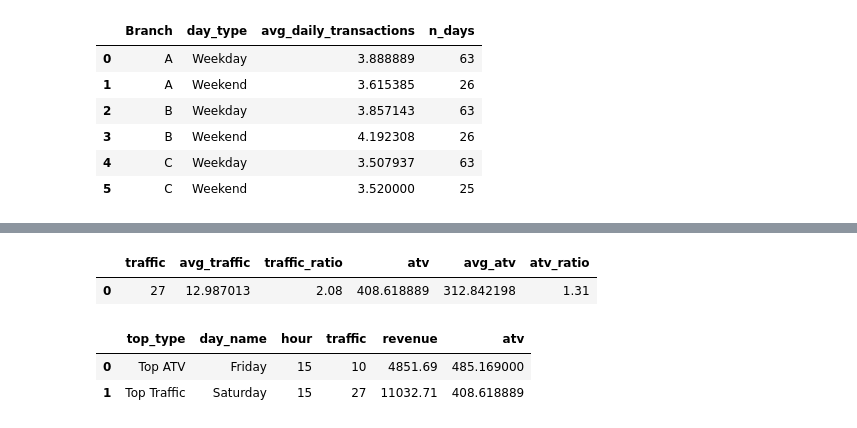
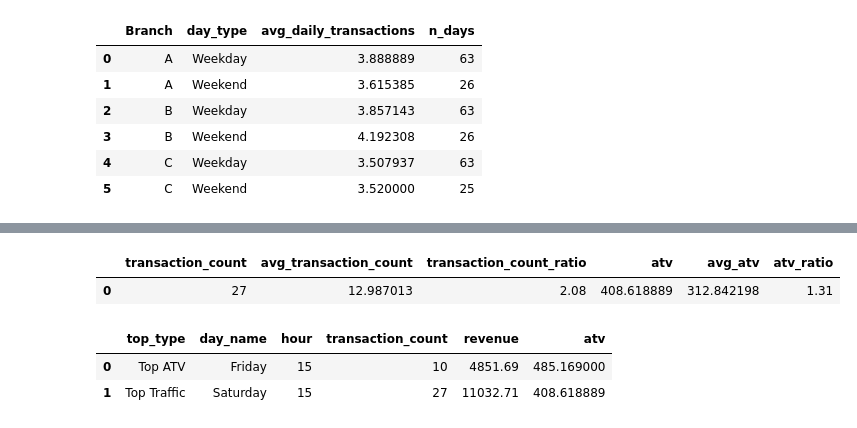
Before and after one commit to Hannah342/data_analytics_projects, a Jupyter notebook: supermarket_sales_sql_analysis/supermarket_sales_sql_analysis.ipynb, the cells around one changed output, grey strips where cells are left out. Saved outputs shown, nothing was run; the diff lists cells and outputs as text; code cells hidden in the pictures.

```diff
--- a/supermarket_sales_sql_analysis/supermarket_sales_sql_analysis.ipynb
+++ b/supermarket_sales_sql_analysis/supermarket_sales_sql_analysis.ipynb
@@ -182,5 +182,5 @@ LIMIT 10;
 # %%
-# Step 3: Validate peak driver (traffic vs ATV)
+# Step 3: Validate peak driver (transaction_count vs ATV)
 # Metric: peak vs baseline ratio comparison
 
 con.execute("""
@@ -209,46 +209,46 @@ agg_hourly AS (
     SELECT
         day_name,
         hour,
-        COUNT(DISTINCT "Invoice ID") AS traffic,
+        COUNT(DISTINCT "Invoice ID") AS transaction_count,
         AVG(Total) AS atv
     FROM feat
     GROUP BY day_name, hour
 ),
 
 baseline AS (
     -- Compute overall average across all time slots
     SELECT
-        AVG(traffic) AS avg_traffic,
+        AVG(transaction_count) AS avg_transaction_count,
         AVG(atv)     AS avg_atv
     FROM agg_hourly
 ),
 
 peak AS (
     -- Peak slot identified in Step 2 (Saturday 15:00)
     SELECT
-        traffic,
+        transaction_count,
         atv
     FROM agg_hourly
     WHERE day_name = 'Saturday' AND hour = 15
 )
 
 -- Compare peak vs baseline
 SELECT
-    peak.traffic,
-    baseline.avg_traffic,
-    ROUND(peak.traffic / baseline.avg_traffic, 2) AS traffic_ratio,
+    peak.transaction_count,
+    baseline.avg_transaction_count,
+    ROUND(peak.transaction_count / baseline.avg_transaction_count, 2) AS transaction_count_ratio,
     peak.atv,
     baseline.avg_atv,
     ROUND(peak.atv / baseline.avg_atv, 2) AS atv_ratio
 FROM peak
 CROSS JOIN baseline;
 """).df()
 # %% [output]
-|  | traffic | avg_traffic | traffic_ratio | atv | avg_atv | atv_ratio |
+|  | transaction_count | avg_transaction_count | transaction_count_ratio | atv | avg_atv | atv_ratio |
 | 0 | 27 | 12.987013 | 2.08 | 408.618889 | 312.842198 | 1.31 |
 # %%
-# Step 4: Compare top traffic slot vs top ATV slot (day_name × hour)
-# Metric: top-1 by traffic vs top-1 by ATV (do they match?)
+# Step 4: Compare top transaction_count slot vs top ATV slot (day_name × hour)
+# Metric: top-1 by transaction_count vs top-1 by ATV (do they match?)
 
 con.execute("""
 WITH base AS (
@@ -276,7 +276,7 @@ agg_hourly AS (
     SELECT
         day_name,
         hour,
-        COUNT(DISTINCT invoice_id) AS traffic,
+        COUNT(DISTINCT invoice_id) AS transaction_count,
         SUM(Total) AS revenue,
         AVG(Total) AS atv
     FROM feat
@@ -284,34 +284,34 @@ agg_hourly AS (
 ),
 
 ranked AS (
-    -- Rank time slots by traffic and by ATV (top 1 each)
+    -- Rank time slots by transaction_count and by ATV (top 1 each)
     SELECT
         day_name,
         hour,
-        traffic,
+        transaction_count,
         revenue,
         atv,
-        ROW_NUMBER() OVER (ORDER BY traffic DESC) AS r_traffic,
+        ROW_NUMBER() OVER (ORDER BY transaction_count DESC) AS r_transaction_count,
         ROW_NUMBER() OVER (ORDER BY atv DESC)     AS r_atv
     FROM agg_hourly
 )
 
--- Show the top traffic slot and top ATV slot side by side
+-- Show the top transaction_count slot and top ATV slot side by side
 SELECT
     CASE
-        WHEN r_traffic = 1 THEN 'Top Traffic'
+        WHEN r_transaction_count = 1 THEN 'Top Traffic'
         WHEN r_atv = 1 THEN 'Top ATV'
     END AS top_type,
     day_name,
     hour,
-    traffic,
+    transaction_count,
     revenue,
     atv
 FROM ranked
-WHERE r_traffic = 1 OR r_atv = 1
+WHERE r_transaction_count = 1 OR r_atv = 1
 ORDER BY top_type;
 """).df()
 # %% [output]
-|  | top_type | day_name | hour | traffic | revenue | atv |
+|  | top_type | day_name | hour | transaction_count | revenue | atv |
 | 0 | Top ATV | Friday | 15 | 10 | 4851.69 | 485.169000 |
 | 1 | Top Traffic | Saturday | 15 | 27 | 11032.71 | 408.618889 |
```
Also changed, not shown: parts of 2 cells of this notebook, 2 other files.
